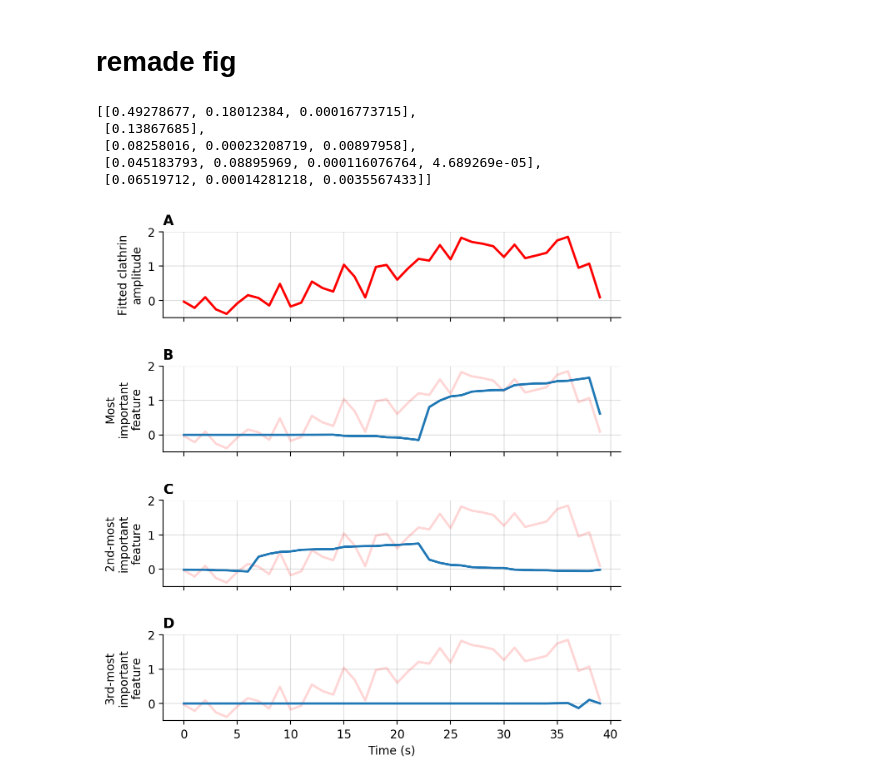
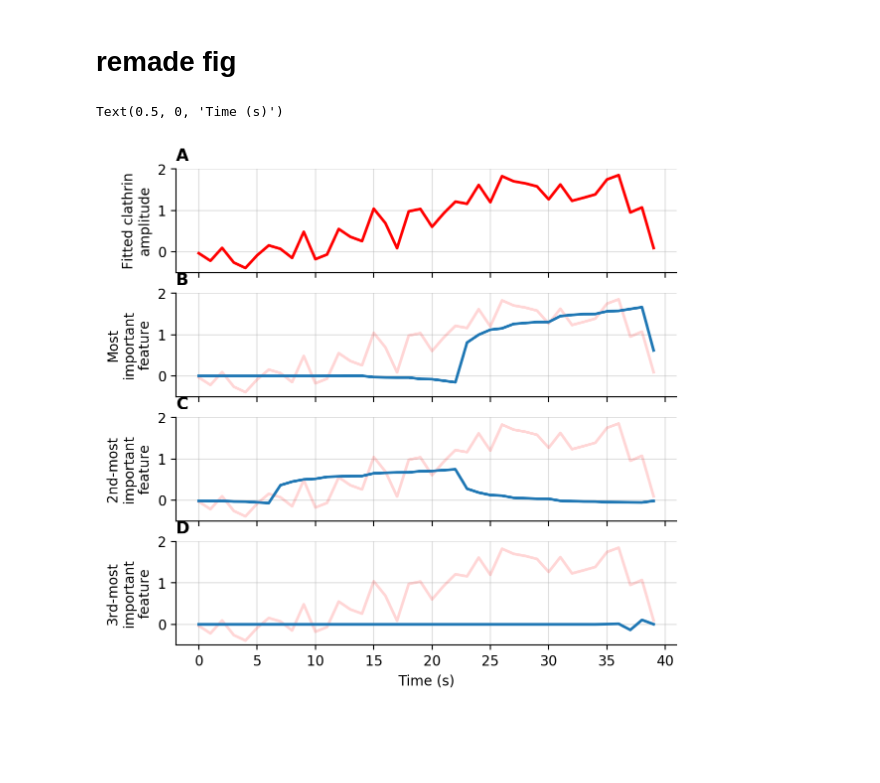
Before and after one commit to Yu-Group/adaptive-wavelets, a Jupyter notebook: notebooks/biology/05_regression_plot.ipynb, the cells around one changed output. Saved outputs shown, nothing was run; the diff lists cells and outputs as text; code cells hidden in the pictures; blank space fills up the shorter version.

```diff
--- a/notebooks/biology/05_regression_plot.ipynb
+++ b/notebooks/biology/05_regression_plot.ipynb
@@ -205,28 +191,0 @@ idx_scale
-# %%
-
-fig = plt.figure(dpi=300, figsize=(5,4))
-x = Xs[idx,0].squeeze().detach().numpy()
-x_rs = []
-num_rows = 2
-num_cols = 3
-
-for i in range(6):
-    # distance plot
-    plt.subplot(num_rows, num_cols, i + 1)
-
-    if i <= 4:
-        dt = helper(data_t, i, idx_scale[i])
-        x_r = wt.inverse(dt)[idx,0].squeeze().detach().numpy()
-        plt.plot(x)
-        plt.plot(x_r)
-        x_rs.append(x_r)
-
-    if i == 5:
-        x_r = 0
-        for a in x_rs:
-            x_r += a
-        plt.plot(x)
-        plt.plot(x_r)
-
-    plt.title(labels[i], fontsize=10)
-    plt.axis('off')
@@ -282,14 +239,6 @@ fig.savefig(
 [figure]
 # %% [markdown]
 # remade fig
-# %%
-idx_contr
-# %% [output]
-[[0.49278677, 0.18012384, 0.00016773715],
- [0.13867685],
- [0.08258016, 0.00023208719, 0.00897958],
- [0.045183793, 0.08895969, 0.000116076764, 4.689269e-05],
- [0.06519712, 0.00014281218, 0.0035567433]]
 # %%
 plt.rcParams['axes.spines.right'] = False
 plt.rcParams['axes.spines.top'] = False
@@ -299,35 +248,36 @@ fig = plt.figure(figsize=(6.5, 8), dpi=200)
 
 R, C = 5, 1
 plt.subplot(R, C, 1)
 x = Xs[idx,0].squeeze().detach().numpy()
 ax = plt.plot(x, lw=2, color=colors[0], label="Clathrin amplitude")
 plt.title('A', fontweight='bold', loc='left')
 plt.ylim(-0.5, 2)
 plt.grid(alpha=0.4)
 plt.gca().axes.xaxis.set_ticklabels([])
 plt.ylabel('Fitted clathrin\namplitude')
 
 
 N = 3
 prefixes = ['Most', '2nd-most', '3rd-most']
 lets = 'BCD'
 for i, (l, n) in enumerate([(0, 0), (0, 1), (1, 5), (3, 2)][:N]):
     plt.subplot(R, C, 2 + i)
     plt.title(lets[i], fontweight='bold', loc='left')
     dt = helper(data_t, l, [n])
     x_r = wt.inverse(dt)[idx,0].squeeze().detach().numpy()
     plt.plot(x, lw=2, color=colors[0], label="Clathrin amplitude", alpha=0.16)
     plt.plot(x_r, lw=2)
     plt.ylim(-0.5, 2)
     plt.grid(alpha=0.4)
     if i < N - 1:
         plt.gca().axes.xaxis.set_ticklabels([])
     plt.ylabel(prefixes[i] + '\nimportant\nfeature')
 plt.xlabel('Time (s)')
 
-plt.tight_layout()
-fig.savefig(
-    "figures/bio_viz_important_features_merged.pdf", bbox_inches="tight", pad_inches=0.3
-)
+# plt.tight_layout()
+# fig.savefig(
+#     "figures/bio_viz_important_features_merged.pdf", bbox_inches="tight", pad_inches=0.3
+# )
 # %% [output]
+Text(0.5, 0, 'Time (s)')
-[figure, old version]
+[figure, new version]
```
Also changed, not shown: parts of 7 cells of this notebook, 39 other files.
